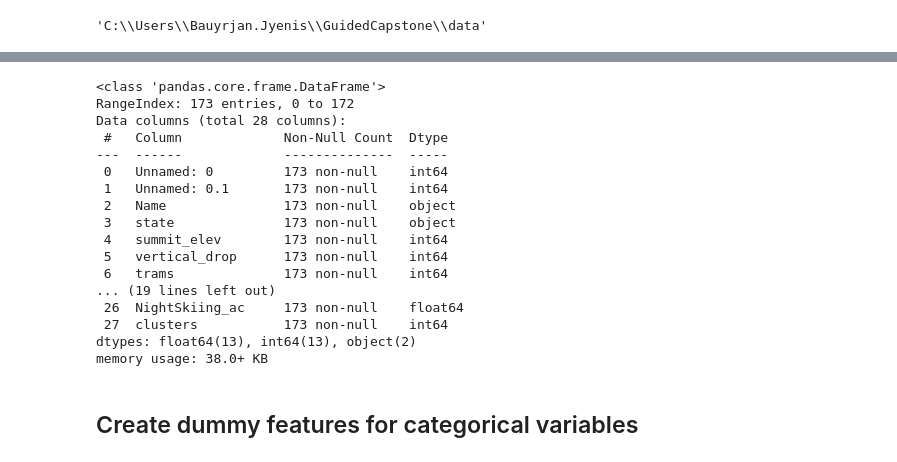
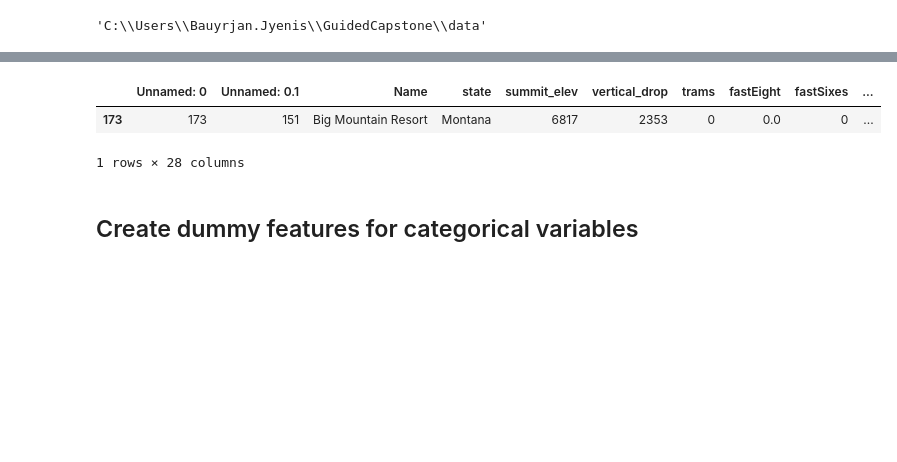
Before and after one commit to bauyrjanj/GuidedCapstone, a Jupyter notebook: PreProcessing & Splitting Dataset/GuidedCapstoneStep4 and step5HL.ipynb, the cells around one changed output, grey strips where cells are left out. Drawn from its saved outputs; the diff is of its cells as text; code cells hidden in the pictures; blank space fills up the shorter version.

```diff
--- a/PreProcessing & Splitting Dataset/GuidedCapstoneStep4 and step5HL.ipynb
+++ b/PreProcessing & Splitting Dataset/GuidedCapstoneStep4 and step5HL.ipynb
@@ -71,24 +73,10 @@ df.head()
 5 rows × 28 columns
-# %%
-df.info()
-# %% [output]
-<class 'pandas.core.frame.DataFrame'>
-RangeIndex: 173 entries, 0 to 172
-Data columns (total 28 columns):
- #   Column             Non-Null Count  Dtype
----  ------             --------------  -----
- 0   Unnamed: 0         173 non-null    int64
- 1   Unnamed: 0.1       173 non-null    int64
- 2   Name               173 non-null    object
- 3   state              173 non-null    object
- 4   summit_elev        173 non-null    int64
- 5   vertical_drop      173 non-null    int64
- 6   trams              173 non-null    int64
-... (19 lines left out)
- 26  NightSkiing_ac     173 non-null    float64
- 27  clusters           173 non-null    int64
-dtypes: float64(13), int64(13), object(2)
-memory usage: 38.0+ KB
+# %%
+df[df['Name'].str.contains('Big Mountain')]
+# %% [output]
+|  | Unnamed: 0 | Unnamed: 0.1 | Name | state | summit_elev | vertical_drop | trams | fastEight | fastSixes | ... |
+| 173 | 173 | 151 | Big Mountain Resort | Montana | 6817 | 2353 | 0 | 0.0 | 0 | ... |
+1 rows × 28 columns
 # %% [markdown]
 ## Create dummy features for categorical variables
 # %% [markdown]
```
Also changed, not shown: parts of 46 cells of this notebook.
